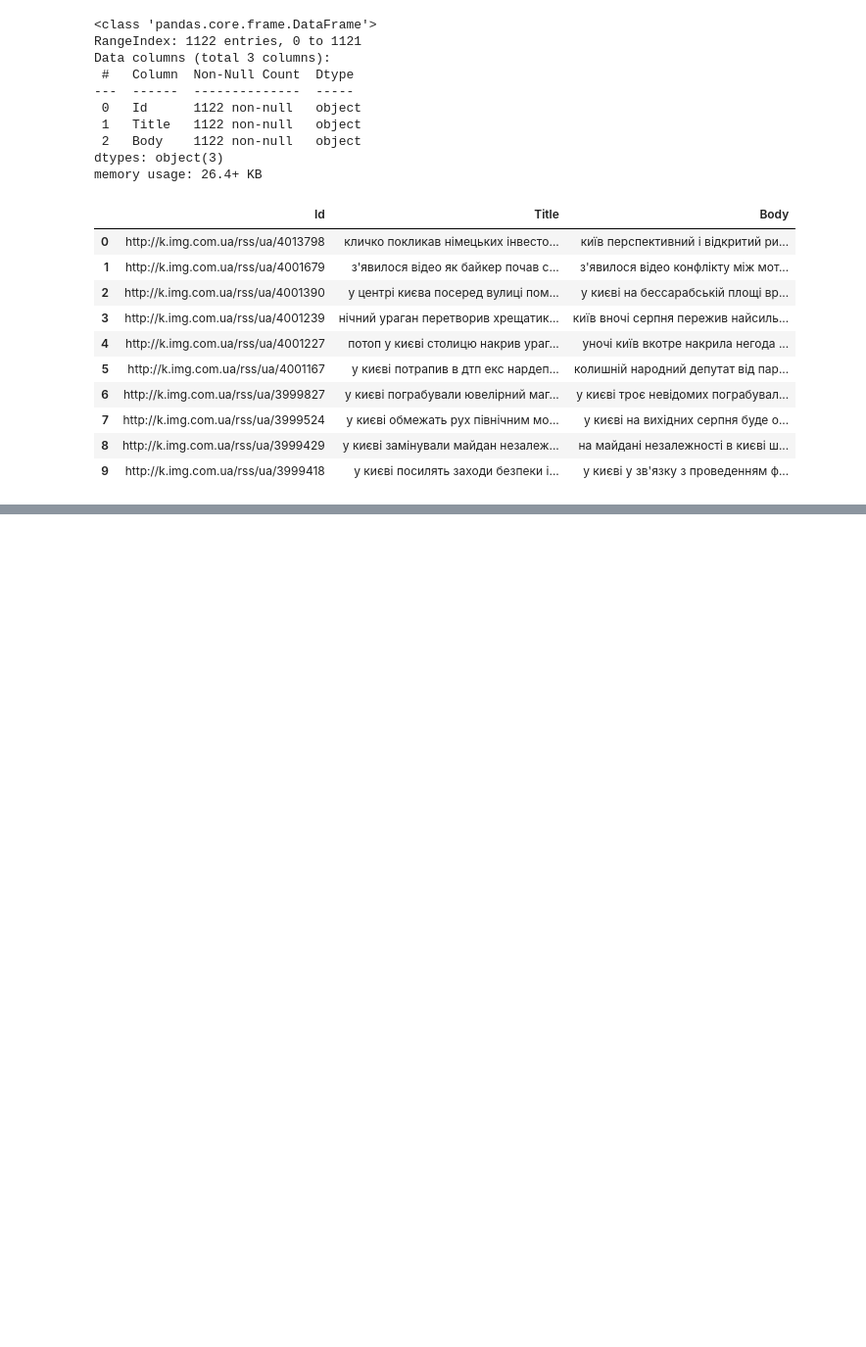
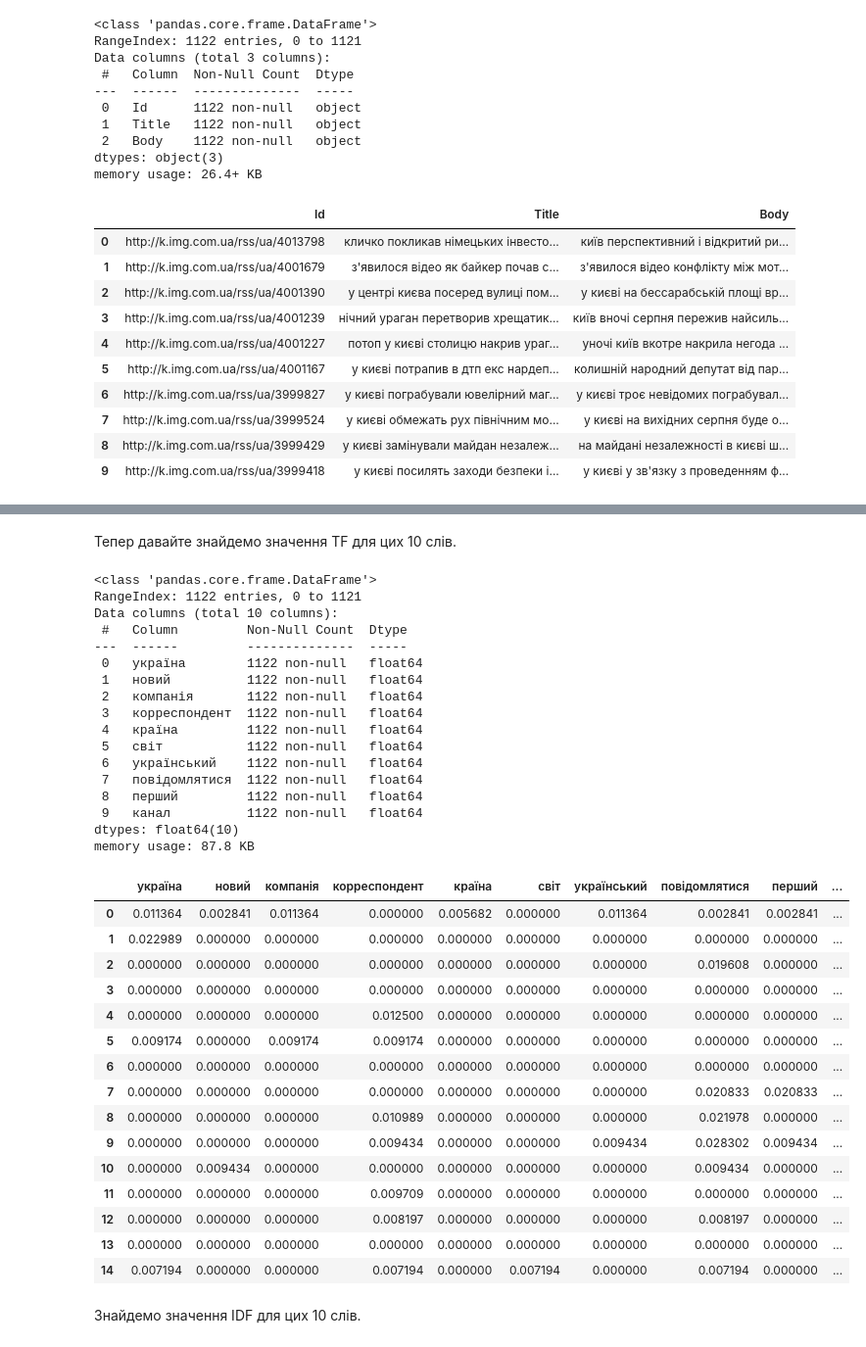
Before and after one commit to ErnestoFolting/dataAnalysisLab8, a Jupyter notebook: main.ipynb, the cells around one changed output, grey strips where cells are left out. Shown at 98% size. Cells and saved outputs as stored; diff of their text form; code cells hidden in the pictures; blank space fills up the shorter version.

```diff
--- a/main.ipynb
+++ b/main.ipynb
@@ -78,0 +179,10 @@ memory usage: 26.4+ KB
+# %%
+def wordCount(words):
+    counts = {}
+    for word in words:
+        if word not in counts.keys():
+            counts[word] = 1
+        else:
+            counts[word] += 1
+    return dict(sorted(counts.items(), reverse=True, key=lambda x: x[1]))
+print(wordCount(dataset.loc[0]["Body"]))
@@ -78,0 +193,11 @@ memory usage: 26.4+ KB
+# %%
+import collections
+allBodies = []
+for i in range(0,1122):
+    allBodies += dataset.iloc[i]["Body"]
+topCountWords = dict(collections.Counter(allBodies).most_common(10))
+
+print(topCountWords)
+
+topCountWordsLst = list(topCountWords.keys())
+print(topCountWordsLst)
@@ -78,0 +207,59 @@ memory usage: 26.4+ KB
+# %% [markdown]
+Тепер давайте знайдемо значення TF для цих 10 слів.
+# %%
+def findTF():
+    tfLst = []
+    for wordId in range(0,len(topCountWordsLst)):
+        tf = []
+        for i in range(0,1122):
+            if(topCountWordsLst[wordId] in wordCount(dataset.loc[i]["Body"]).keys()):
+                numberInBody = wordCount(dataset.loc[i]["Body"])[topCountWordsLst[wordId]]
+                totalNumberInBody = len(dataset.loc[i]["Body"])
+                tfValue = numberInBody/totalNumberInBody
+            else:
+                tfValue = 0
+            tf.append(tfValue)
+        tfLst.append(tf)
+    return tfLst
+tfLst = findTF()
+tfLst = pd.DataFrame(tfLst).T
+tfLst.columns = topCountWordsLst
+
+tfLst.info()
+tfLst.head(15)
+# %% [output]
+<class 'pandas.core.frame.DataFrame'>
+RangeIndex: 1122 entries, 0 to 1121
+Data columns (total 10 columns):
+ #   Column         Non-Null Count  Dtype
+---  ------         --------------  -----
+ 0   україна        1122 non-null   float64
+ 1   новий          1122 non-null   float64
+ 2   компанія       1122 non-null   float64
+ 3   корреспондент  1122 non-null   float64
+ 4   країна         1122 non-null   float64
+ 5   світ           1122 non-null   float64
+ 6   український    1122 non-null   float64
+ 7   повідомлятися  1122 non-null   float64
+ 8   перший         1122 non-null   float64
+ 9   канал          1122 non-null   float64
+dtypes: float64(10)
+memory usage: 87.8 KB
+|  | україна | новий | компанія | корреспондент | країна | світ | український | повідомлятися | перший | ... |
+| 0 | 0.011364 | 0.002841 | 0.011364 | 0.000000 | 0.005682 | 0.000000 | 0.011364 | 0.002841 | 0.002841 | ... |
+| 1 | 0.022989 | 0.000000 | 0.000000 | 0.000000 | 0.000000 | 0.000000 | 0.000000 | 0.000000 | 0.000000 | ... |
+| 2 | 0.000000 | 0.000000 | 0.000000 | 0.000000 | 0.000000 | 0.000000 | 0.000000 | 0.019608 | 0.000000 | ... |
+| 3 | 0.000000 | 0.000000 | 0.000000 | 0.000000 | 0.000000 | 0.000000 | 0.000000 | 0.000000 | 0.000000 | ... |
+| 4 | 0.000000 | 0.000000 | 0.000000 | 0.012500 | 0.000000 | 0.000000 | 0.000000 | 0.000000 | 0.000000 | ... |
+| 5 | 0.009174 | 0.000000 | 0.009174 | 0.009174 | 0.000000 | 0.000000 | 0.000000 | 0.000000 | 0.000000 | ... |
+| 6 | 0.000000 | 0.000000 | 0.000000 | 0.000000 | 0.000000 | 0.000000 | 0.000000 | 0.000000 | 0.000000 | ... |
+| 7 | 0.000000 | 0.000000 | 0.000000 | 0.000000 | 0.000000 | 0.000000 | 0.000000 | 0.020833 | 0.020833 | ... |
+| 8 | 0.000000 | 0.000000 | 0.000000 | 0.010989 | 0.000000 | 0.000000 | 0.000000 | 0.021978 | 0.000000 | ... |
+| 9 | 0.000000 | 0.000000 | 0.000000 | 0.009434 | 0.000000 | 0.000000 | 0.009434 | 0.028302 | 0.009434 | ... |
+| 10 | 0.000000 | 0.009434 | 0.000000 | 0.000000 | 0.000000 | 0.000000 | 0.000000 | 0.009434 | 0.000000 | ... |
+| 11 | 0.000000 | 0.000000 | 0.000000 | 0.009709 | 0.000000 | 0.000000 | 0.000000 | 0.000000 | 0.000000 | ... |
+| 12 | 0.000000 | 0.000000 | 0.000000 | 0.008197 | 0.000000 | 0.000000 | 0.000000 | 0.008197 | 0.000000 | ... |
+| 13 | 0.000000 | 0.000000 | 0.000000 | 0.000000 | 0.000000 | 0.000000 | 0.000000 | 0.000000 | 0.000000 | ... |
+| 14 | 0.007194 | 0.000000 | 0.000000 | 0.007194 | 0.000000 | 0.007194 | 0.000000 | 0.007194 | 0.000000 | ... |
+# %% [markdown]
+Знайдемо значення IDF для цих 10 слів.
```
Also changed, not shown: parts of 12 cells of this notebook, 1 other file.
